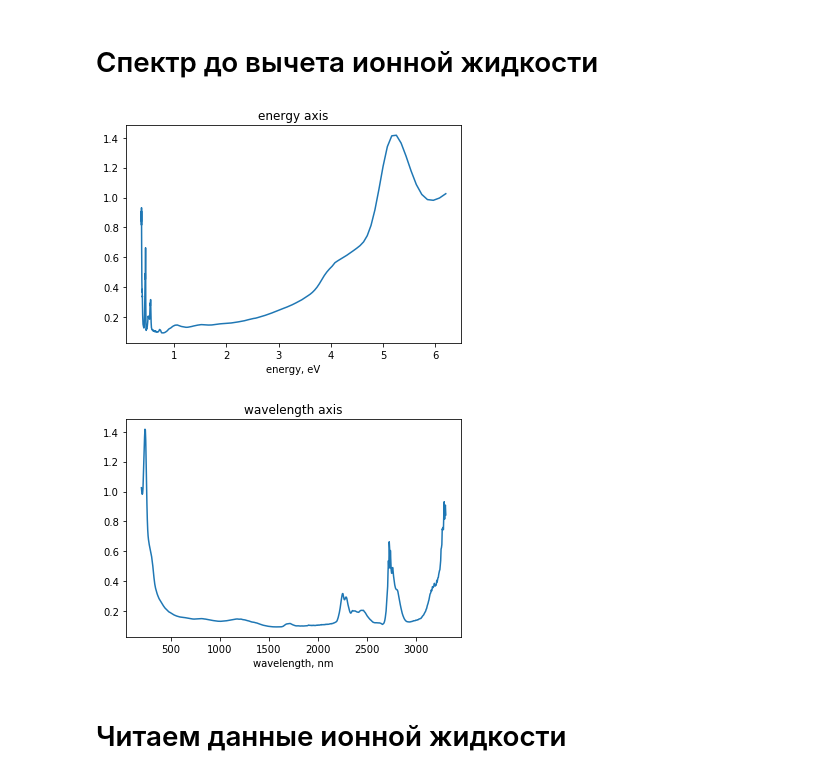
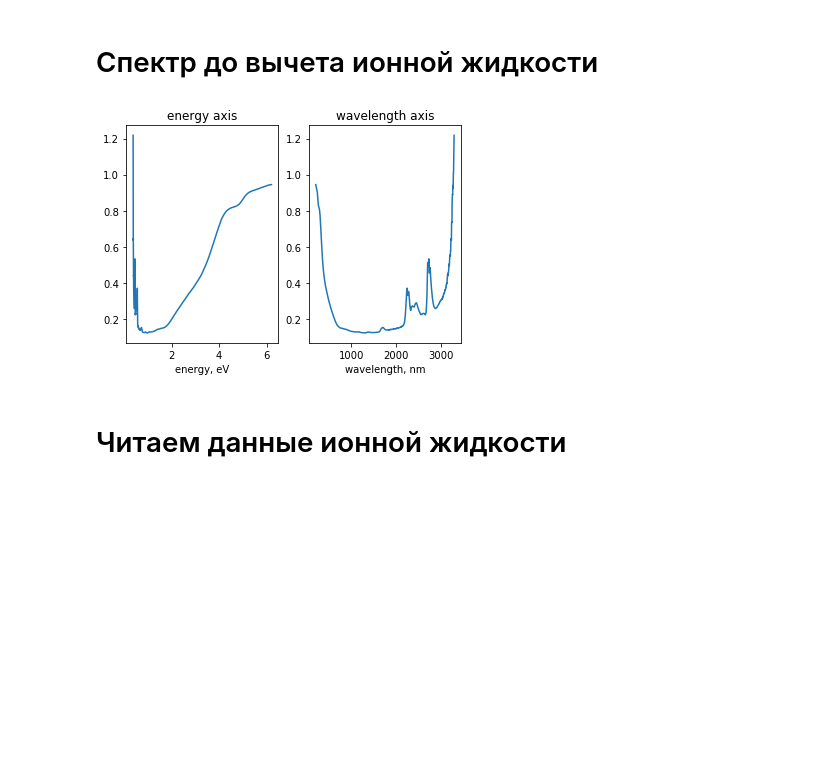
Before and after one commit to DariaSatco/fitting_cnt, a Jupyter notebook: Approximation.ipynb, the cells around one changed output. Cells and saved outputs as stored; diff of their text form; code cells hidden in the pictures; blank space fills up the shorter version.

```diff
--- a/Approximation.ipynb
+++ b/Approximation.ipynb
@@ -29,15 +38,2 @@ memory usage: 18.2+ KB
 # %% [markdown]
 # Убираем ступеньки из спектра
-# %%
-n1=375+1
-n2=610+1
-for k in range(2,number_len):
-    if k > n2:
-        dataOCP.loc[k,'step free']=dataOCP.loc[k,'absorbance']
-    elif n1 < k <= n2:
-        dataOCP.loc[k,'step free']=dataOCP.loc[k,'absorbance']+dataOCP.loc[n2+1,'absorbance']-\
-        dataOCP.loc[n2,'absorbance']
-    else:
-        dataOCP.loc[k,'step free']=dataOCP.loc[k,'absorbance']+dataOCP.loc[n2+1,'absorbance']-\
-        dataOCP.loc[n2,'absorbance']+dataOCP.loc[n1+1,'absorbance']-dataOCP.loc[n1,'absorbance']
-dataOCP.info()
@@ -53,8 +40,25 @@ memory usage: 44.2 KB
+# %%
+n1=dataOCP.loc[dataOCP['wavelength'] == 1800.0].index.values[0]
+n2=dataOCP.loc[dataOCP['wavelength'] == 860.0].index.values[0]
+
+dataOCP.loc[n2:,'step free']=dataOCP.loc[n2:,'absorbance']
+dataOCP.loc[n1:n2-1, 'step free']=dataOCP.loc[n1:n2-1,'absorbance']+(dataOCP.loc[n2,'absorbance']-\
+         dataOCP.loc[n2-1,'absorbance'])
+dataOCP.loc[:n1-1,'step free']=dataOCP.loc[:n1-1,'absorbance']+(dataOCP.loc[n2,'absorbance']-\
+         dataOCP.loc[n2-1,'absorbance']+dataOCP.loc[n1,'absorbance']-dataOCP.loc[n1-1,'absorbance'])
+#dataOCP.info()
+# %%
+#try to remove noise
+
+dataOCP['rol_mean'] = dataOCP['step free'].rolling(window=3,center=True).median()
+difference = np.abs(dataOCP['step free'] - dataOCP['rol_mean'])
+outlier_idx = difference > 0.01
+dataOCP.loc[outlier_idx, 'step free']=dataOCP.loc[outlier_idx, 'rol_mean']
+#dataOCP.info()
 # %%
 h=4.135667e-15 #Planck constant
 cv=299792458 #speed of light
 nano=1e-9 #nano scaling
-for k in range(2,number_len):
-    dataOCP.loc[k,'energy']=h*cv/(dataOCP.loc[k,'wavelength']*nano)
-dataOCP.info()
-dataOCP
+dataOCP['energy']=h*cv/(dataOCP['wavelength']*nano)
+#dataOCP.info()
+#dataOCP
@@ -89,17 +65,20 @@ memory usage: 50.3 KB
 # %% [markdown]
 # Спектр до вычета ионной жидкости
 # %%
+%matplotlib inline
+plt.subplot(1, 2, 1)
 plt.plot(dataOCP['energy'],dataOCP['step free'])
 plt.title('energy axis')
 plt.xlabel('energy, eV')
-plt.show()
+
+plt.subplot(1, 2, 2)
 plt.plot(dataOCP['wavelength'],dataOCP['step free'])
 plt.title('wavelength axis')
 plt.xlabel('wavelength, nm')
+
 plt.show()
 # %% [output]
-[figure, old version]
+[figure, new version]
-[figure, removed]
 # %% [markdown]
 # Читаем данные ионной жидкости
 # %%
```
Also changed, not shown: parts of 20 cells of this notebook, 1 other file.
